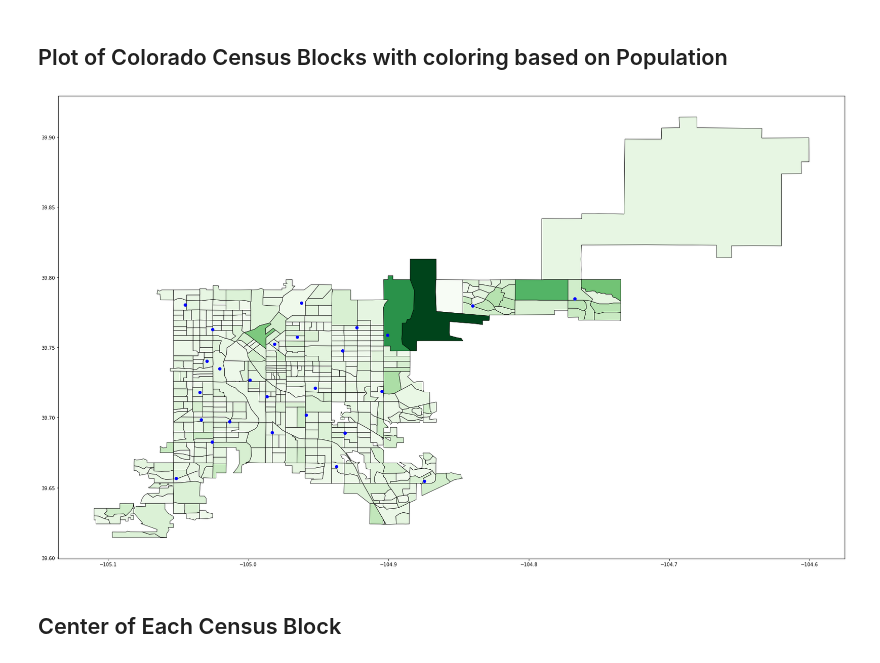
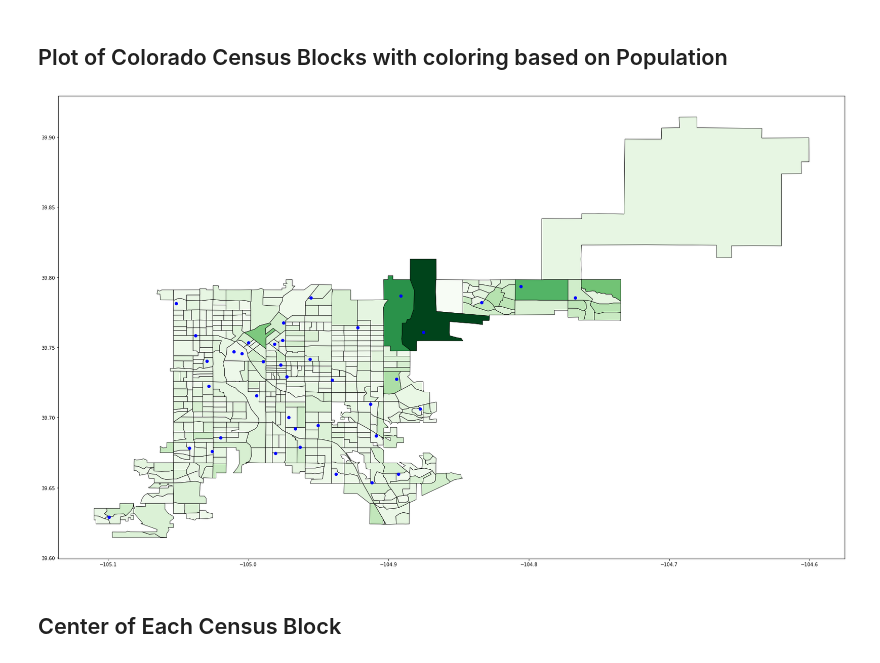
Before and after one commit to DillWithIt77/D2P_Voting, a Jupyter notebook: CO Census Data.ipynb, the cells around one changed output. Saved outputs shown, nothing was run; the diff lists cells and outputs as text; code cells hidden in the pictures.

```diff
--- a/CO Census Data.ipynb
+++ b/CO Census Data.ipynb
@@ -507,10 +507,10 @@ colorado = colorado_init.loc[colorado_init['geonum'].isin(['1080319801001',
 # %% [markdown]
 ## Open CSV wtih Lat/Long for Possible Voting Locations
 # %%
-pol_locs = pd.read_csv('Polling-place-test-sheet.csv')
+pol_locs = pd.read_csv('inPersonPolling.csv')
 
 # creating a geometry column
-geometry = [Point(xy) for xy in zip(pol_locs['Longitude'], pol_locs['Latitude'])]
+geometry = [Point(xy) for xy in zip(pol_locs['Long'], pol_locs['Lat'])]
 # Coordinate reference system : WGS84
 crs = {'init': 'epsg:4326'}
 # Creating a Geographic data frame
@@ -520,31 +520,31 @@ gdf = gpd.GeoDataFrame(pol_locs, crs=crs, geometry=geometry)
 # %%
 # set a variable that will call whatever column we want to visualise on the map
 variable = 'pop'
 #variable = 'POPULATION'
 
 # set the range for the choropleth
 vmin, vmax = colorado['pop'].min(), colorado['pop'].max()
 #vmin, vmax = colorado['POPULATION'].min(), colorado['POPULATION'].max()
 
 # create figure and axes for Matplotlib
 # fig, ax = plt.subplots(1, figsize=(20, 12))
 ax = colorado.plot(column=variable, cmap='Greens', linewidth=0.8, edgecolor='black', figsize=(30, 18))
 
-x, y = pol_locs['Longitude'].values, pol_locs['Latitude'].values
+x, y = pol_locs['Long'].values, pol_locs['Lat'].values
 ax.scatter(x,y, marker="o", color='b')
 # gdf.plot(marker='o')
 
 plt.show()
 
 ###Gotta fix this to get colorboar to show up with plot
 # # Create colorbar as a legend
 # sm = plt.cm.ScalarMappable(cmap='Greens', norm=plt.Normalize(vmin=vmin, vmax=vmax))
 # # empty array for the data range
 # sm._A = []
 # # add the colorbar to the figure
 # cbar = colorado.colorbar(sm)
 # %% [output]
-[figure, old version]
+[figure, new version]
 # %% [markdown]
 ## Center of Each Census Block
 # %%
```
Also changed, not shown: parts of 2 cells of this notebook.
